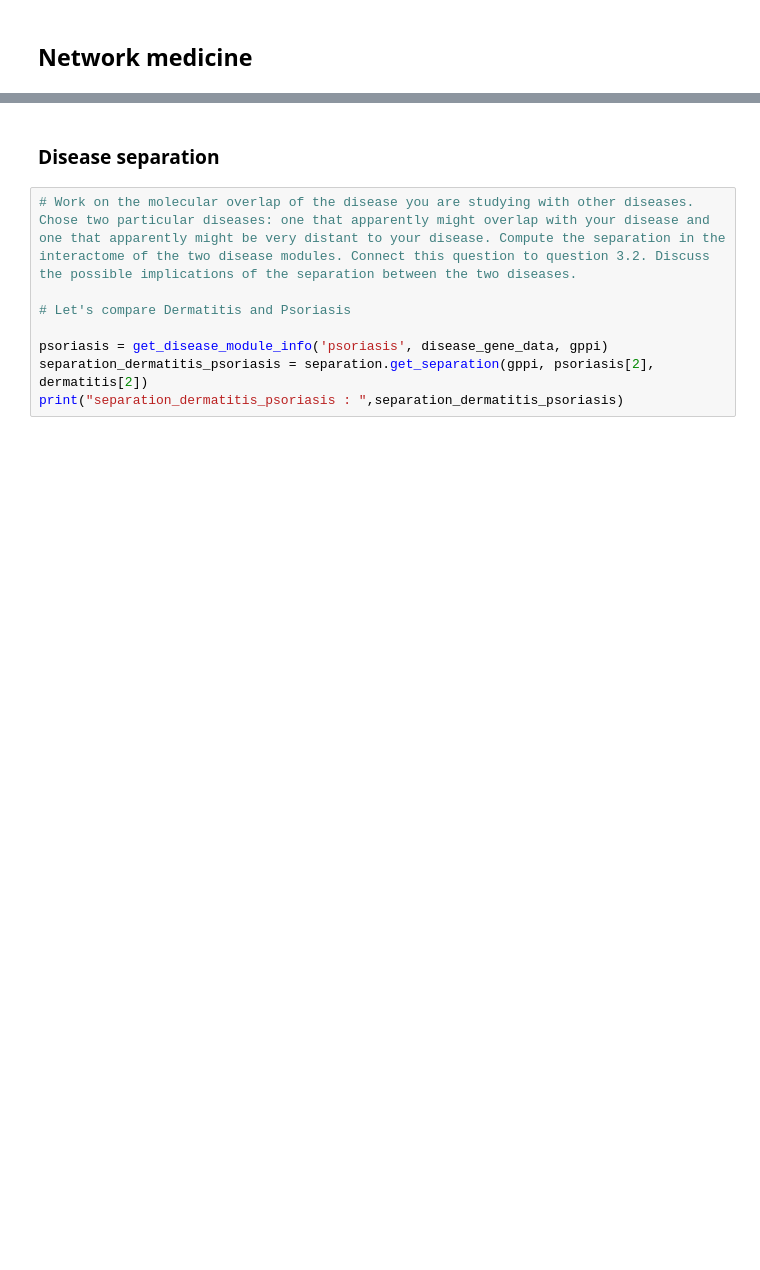
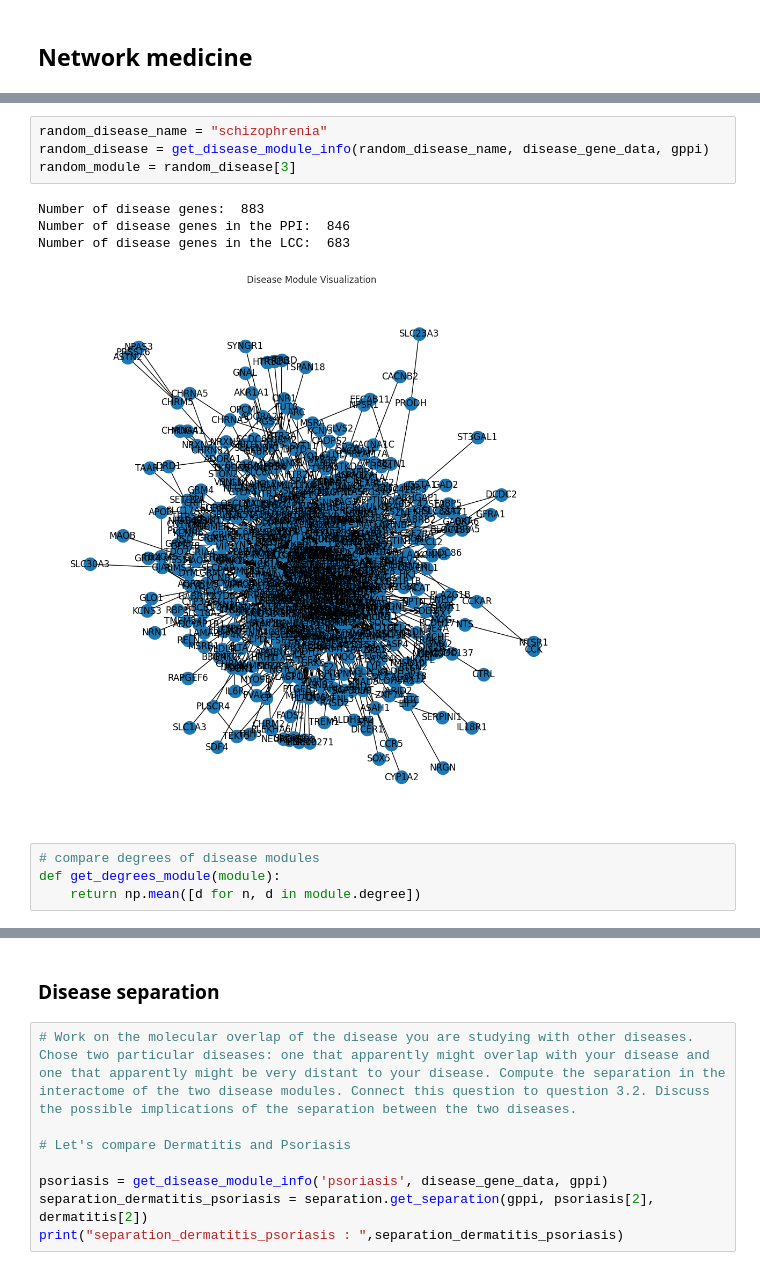
Before and after one commit to MathildeMrz/Complex-Data-in-Health, a Jupyter notebook: main.ipynb, the cells around one changed output, grey strips where cells are left out. Cells and saved outputs as stored; diff of their text form; blank space fills up the shorter version.

```diff
--- a/main.ipynb
+++ b/main.ipynb
@@ -105,0 +176,13 @@ Number of disease genes in the LCC:  7
+# %%
+random_disease_name = "schizophrenia"
+random_disease = get_disease_module_info(random_disease_name, disease_gene_data, gppi)
+random_module = random_disease[3]
+# %% [output]
+Number of disease genes:  883
+Number of disease genes in the PPI:  846
+Number of disease genes in the LCC:  683
+[figure, added]
+# %%
+# compare degrees of disease modules
+def get_degrees_module(module):
+    return np.mean([d for n, d in module.degree])
```
Also changed, not shown: parts of 37 cells of this notebook.
